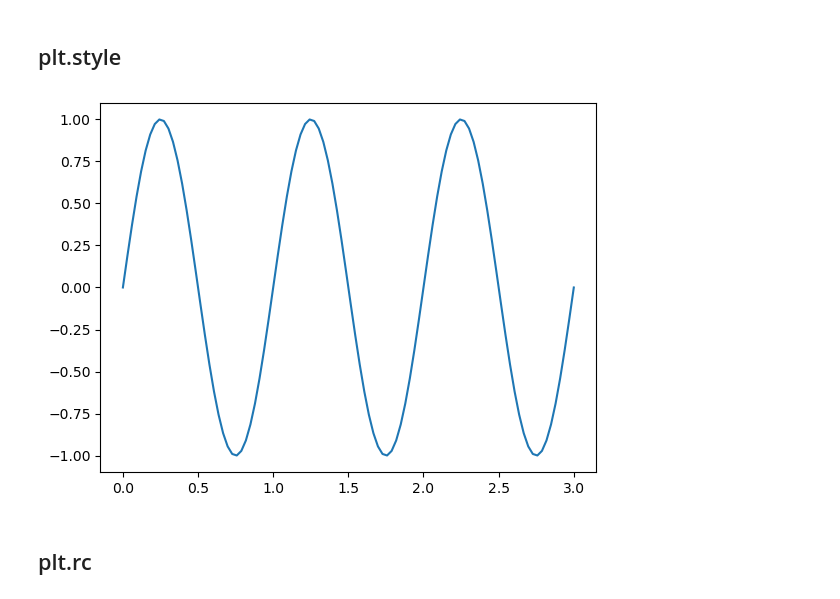
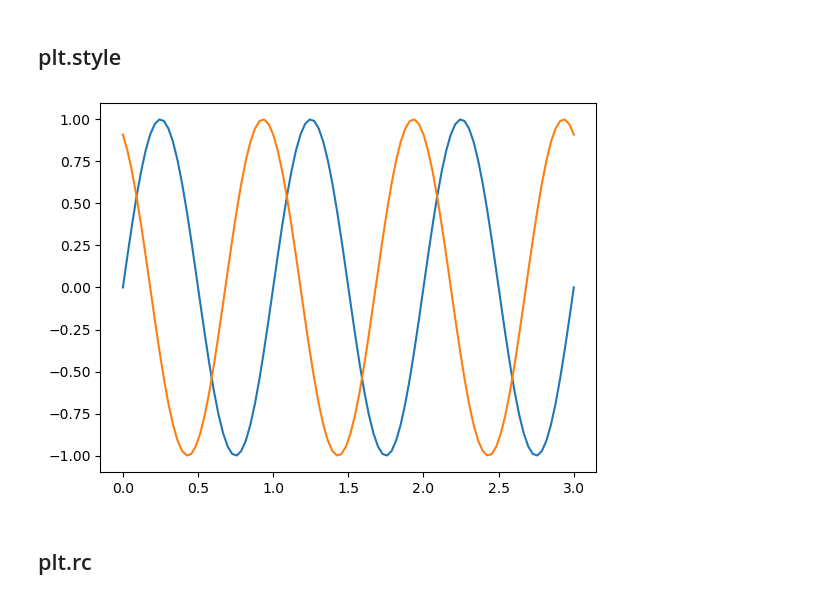
Before and after one commit to SylvainDLDK/PythonClub, a Jupyter notebook: _notebooks/2021-09-29-Figures-continuing.ipynb, the cells around one changed output. Drawn from its saved outputs; the diff is of its cells as text; code cells hidden in the pictures.

```diff
--- a/_notebooks/2021-09-29-Figures-continuing.ipynb
+++ b/_notebooks/2021-09-29-Figures-continuing.ipynb
@@ -134,14 +157,15 @@ A better result is obtained by calculating the dpi from both horizontal and vert
 # %%
 plt.style.use('default')
 
 plt.figure()
 
 x = np.linspace(0,3,100)
 plt.plot(x,np.sin(2*np.pi*x))
+plt.plot(x,np.sin(2*np.pi*x+2))
 
 plt.show()
 # %% [output]
-[figure, old version]
+[figure, new version]
 # %% [markdown]
 ## plt.rc
 # %%
```
Also changed, not shown: parts of 20 cells of this notebook, 1 other file.
